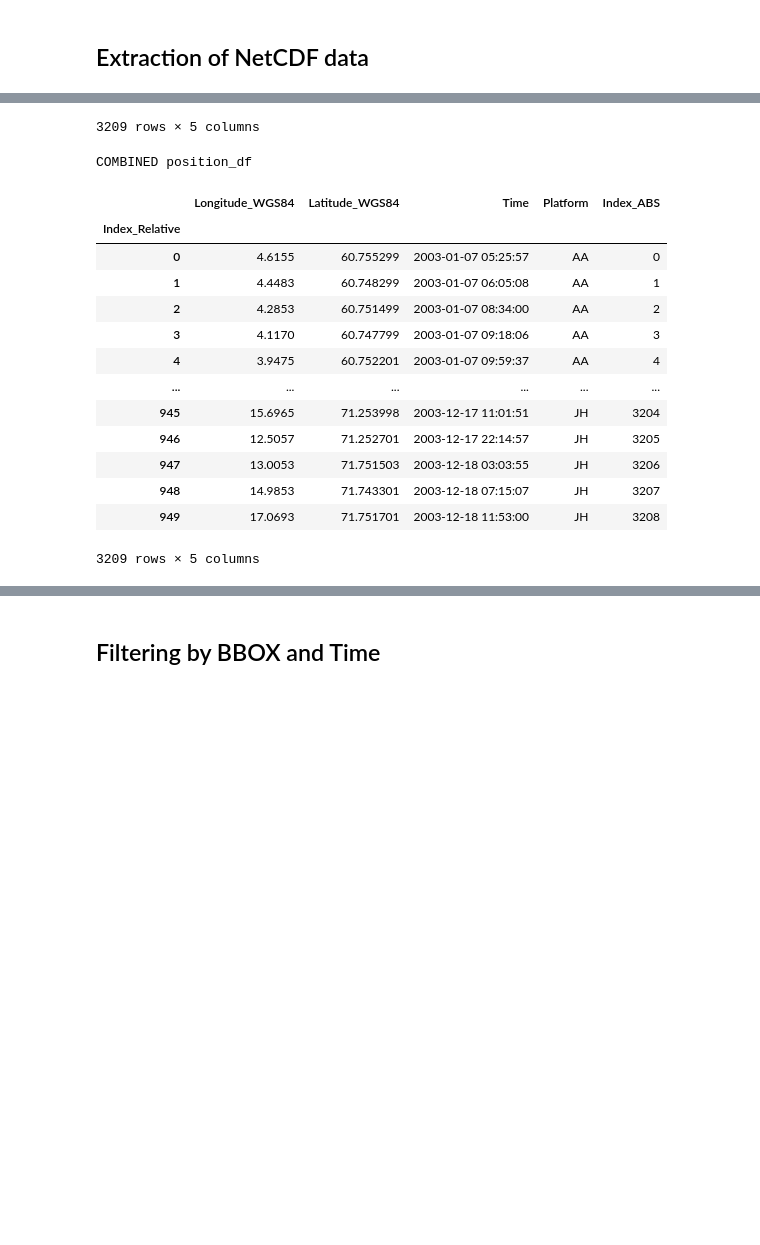
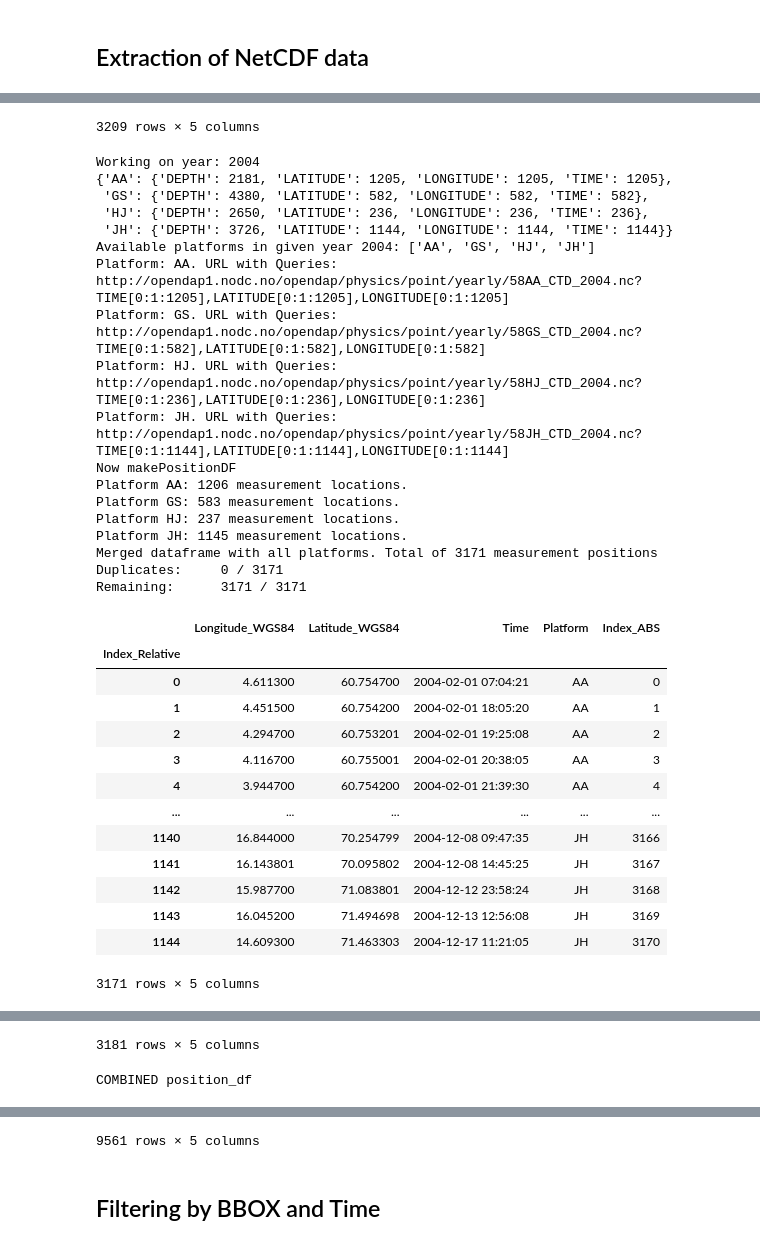
Before and after one commit to ec-intaros/iaos-CTD-extract-from-opendap, a Jupyter notebook: ExtractorNotebook.ipynb, the cells around one changed output, grey strips where cells are left out. Cells and saved outputs as stored; diff of their text form; code cells hidden in the pictures; blank space fills up the shorter version.

```diff
--- a/ExtractorNotebook.ipynb
+++ b/ExtractorNotebook.ipynb
@@ -490,11 +492,11 @@ for year in range(year1, year2+1): # need to do a for loop over the years as the
     # Match and merge LAT, LONG and TIME of positions in a position_df dataframe
     print('Now makePositionDF')
     position_df_temp = makePositionDF(pos_year_dict[year])
+    display(position_df_temp)
 
     position_df = position_df.append(position_df_temp)
-    display(position_df)
 
-print('COMBINED position_df')
+print('\nCOMBINED position_df')
 display(position_df)
 # %% [output]
 Working on year: 2003
@@ -503,43 +505,60 @@ Working on year: 2003
  'GT': {'DEPTH': 2956, 'LATITUDE': 990, 'LONGITUDE': 990, 'TIME': 990},
  'HJ': {'DEPTH': 789, 'LATITUDE': 178, 'LONGITUDE': 178, 'TIME': 178},
  'JH': {'DEPTH': 3763, 'LATITUDE': 949, 'LONGITUDE': 949, 'TIME': 949}}
 Available platforms in given year 2003: ['AA', 'GS', 'GT', 'HJ', 'JH']
 Platform: AA. URL with Queries: http://opendap1.nodc.no/opendap/physics/point/yearly/58AA_CTD_2003.nc?TIME[0:1:683],LATITUDE[0:1:683],LONGITUDE[0:1:683]
 Platform: GS. URL with Queries: http://opendap1.nodc.no/opendap/physics/point/yearly/58GS_CTD_2003.nc?TIME[0:1:404],LATITUDE[0:1:404],LONGITUDE[0:1:404]
 Platform: GT. URL with Queries: http://opendap1.nodc.no/opendap/physics/point/yearly/58GT_CTD_2003.nc?TIME[0:1:990],LATITUDE[0:1:990],LONGITUDE[0:1:990]
 Platform: HJ. URL with Queries: http://opendap1.nodc.no/opendap/physics/point/yearly/58HJ_CTD_2003.nc?TIME[0:1:178],LATITUDE[0:1:178],LONGITUDE[0:1:178]
 Platform: JH. URL with Queries: http://opendap1.nodc.no/opendap/physics/point/yearly/58JH_CTD_2003.nc?TIME[0:1:949],LATITUDE[0:1:949],LONGITUDE[0:1:949]
 ... (5 lines left out)
 Platform JH: 950 measurement locations.
 Merged dataframe with all platforms. Total of 3209 measurement positions
 Duplicates:     0 / 3209
 Remaining:      3209 / 3209
 |  | Longitude_WGS84 | Latitude_WGS84 | Time | Platform | Index_ABS |
 | Index_Relative |  |  |  |  |  |
 | 0 | 4.6155 | 60.755299 | 2003-01-07 05:25:57 | AA | 0 |
 | 1 | 4.4483 | 60.748299 | 2003-01-07 06:05:08 | AA | 1 |
 | 2 | 4.2853 | 60.751499 | 2003-01-07 08:34:00 | AA | 2 |
 | 3 | 4.1170 | 60.747799 | 2003-01-07 09:18:06 | AA | 3 |
 | 4 | 3.9475 | 60.752201 | 2003-01-07 09:59:37 | AA | 4 |
 | ... | ... | ... | ... | ... | ... |
 | 945 | 15.6965 | 71.253998 | 2003-12-17 11:01:51 | JH | 3204 |
 | 946 | 12.5057 | 71.252701 | 2003-12-17 22:14:57 | JH | 3205 |
 | 947 | 13.0053 | 71.751503 | 2003-12-18 03:03:55 | JH | 3206 |
 | 948 | 14.9853 | 71.743301 | 2003-12-18 07:15:07 | JH | 3207 |
 | 949 | 17.0693 | 71.751701 | 2003-12-18 11:53:00 | JH | 3208 |
 3209 rows × 5 columns
-COMBINED position_df
+Working on year: 2004
+{'AA': {'DEPTH': 2181, 'LATITUDE': 1205, 'LONGITUDE': 1205, 'TIME': 1205},
+ 'GS': {'DEPTH': 4380, 'LATITUDE': 582, 'LONGITUDE': 582, 'TIME': 582},
+ 'HJ': {'DEPTH': 2650, 'LATITUDE': 236, 'LONGITUDE': 236, 'TIME': 236},
+ 'JH': {'DEPTH': 3726, 'LATITUDE': 1144, 'LONGITUDE': 1144, 'TIME': 1144}}
+Available platforms in given year 2004: ['AA', 'GS', 'HJ', 'JH']
+Platform: AA. URL with Queries: http://opendap1.nodc.no/opendap/physics/point/yearly/58AA_CTD_2004.nc?TIME[0:1:1205],LATITUDE[0:1:1205],LONGITUDE[0:1:1205]
+Platform: GS. URL with Queries: http://opendap1.nodc.no/opendap/physics/point/yearly/58GS_CTD_2004.nc?TIME[0:1:582],LATITUDE[0:1:582],LONGITUDE[0:1:582]
+Platform: HJ. URL with Queries: http://opendap1.nodc.no/opendap/physics/point/yearly/58HJ_CTD_2004.nc?TIME[0:1:236],LATITUDE[0:1:236],LONGITUDE[0:1:236]
+Platform: JH. URL with Queries: http://opendap1.nodc.no/opendap/physics/point/yearly/58JH_CTD_2004.nc?TIME[0:1:1144],LATITUDE[0:1:1144],LONGITUDE[0:1:1144]
+Now makePositionDF
+Platform AA: 1206 measurement locations.
+Platform GS: 583 measurement locations.
+Platform HJ: 237 measurement locations.
+Platform JH: 1145 measurement locations.
+Merged dataframe with all platforms. Total of 3171 measurement positions
+Duplicates:     0 / 3171
+Remaining:      3171 / 3171
 |  | Longitude_WGS84 | Latitude_WGS84 | Time | Platform | Index_ABS |
 | Index_Relative |  |  |  |  |  |
-| 0 | 4.6155 | 60.755299 | 2003-01-07 05:25:57 | AA | 0 |
-| 1 | 4.4483 | 60.748299 | 2003-01-07 06:05:08 | AA | 1 |
-| 2 | 4.2853 | 60.751499 | 2003-01-07 08:34:00 | AA | 2 |
-| 3 | 4.1170 | 60.747799 | 2003-01-07 09:18:06 | AA | 3 |
-| 4 | 3.9475 | 60.752201 | 2003-01-07 09:59:37 | AA | 4 |
+| 0 | 4.611300 | 60.754700 | 2004-02-01 07:04:21 | AA | 0 |
+| 1 | 4.451500 | 60.754200 | 2004-02-01 18:05:20 | AA | 1 |
+| 2 | 4.294700 | 60.753201 | 2004-02-01 19:25:08 | AA | 2 |
+| 3 | 4.116700 | 60.755001 | 2004-02-01 20:38:05 | AA | 3 |
+| 4 | 3.944700 | 60.754200 | 2004-02-01 21:39:30 | AA | 4 |
 | ... | ... | ... | ... | ... | ... |
-| 945 | 15.6965 | 71.253998 | 2003-12-17 11:01:51 | JH | 3204 |
-| 946 | 12.5057 | 71.252701 | 2003-12-17 22:14:57 | JH | 3205 |
-| 947 | 13.0053 | 71.751503 | 2003-12-18 03:03:55 | JH | 3206 |
-| 948 | 14.9853 | 71.743301 | 2003-12-18 07:15:07 | JH | 3207 |
-| 949 | 17.0693 | 71.751701 | 2003-12-18 11:53:00 | JH | 3208 |
+| 1140 | 16.844000 | 70.254799 | 2004-12-08 09:47:35 | JH | 3166 |
+| 1141 | 16.143801 | 70.095802 | 2004-12-08 14:45:25 | JH | 3167 |
+| 1142 | 15.987700 | 71.083801 | 2004-12-12 23:58:24 | JH | 3168 |
+| 1143 | 16.045200 | 71.494698 | 2004-12-13 12:56:08 | JH | 3169 |
+| 1144 | 14.609300 | 71.463303 | 2004-12-17 11:21:05 | JH | 3170 |
-3209 rows × 5 columns
+3171 rows × 5 columns
@@ -545,0 +596,2 @@ COMBINED position_df
+3181 rows × 5 columns
+COMBINED position_df
@@ -546,3 +611,4 @@ COMBINED position_df
+9561 rows × 5 columns
 # %% [markdown]
 ## Filtering by BBOX and Time
 # %%
```
Also changed, not shown: parts of 15 cells of this notebook.
